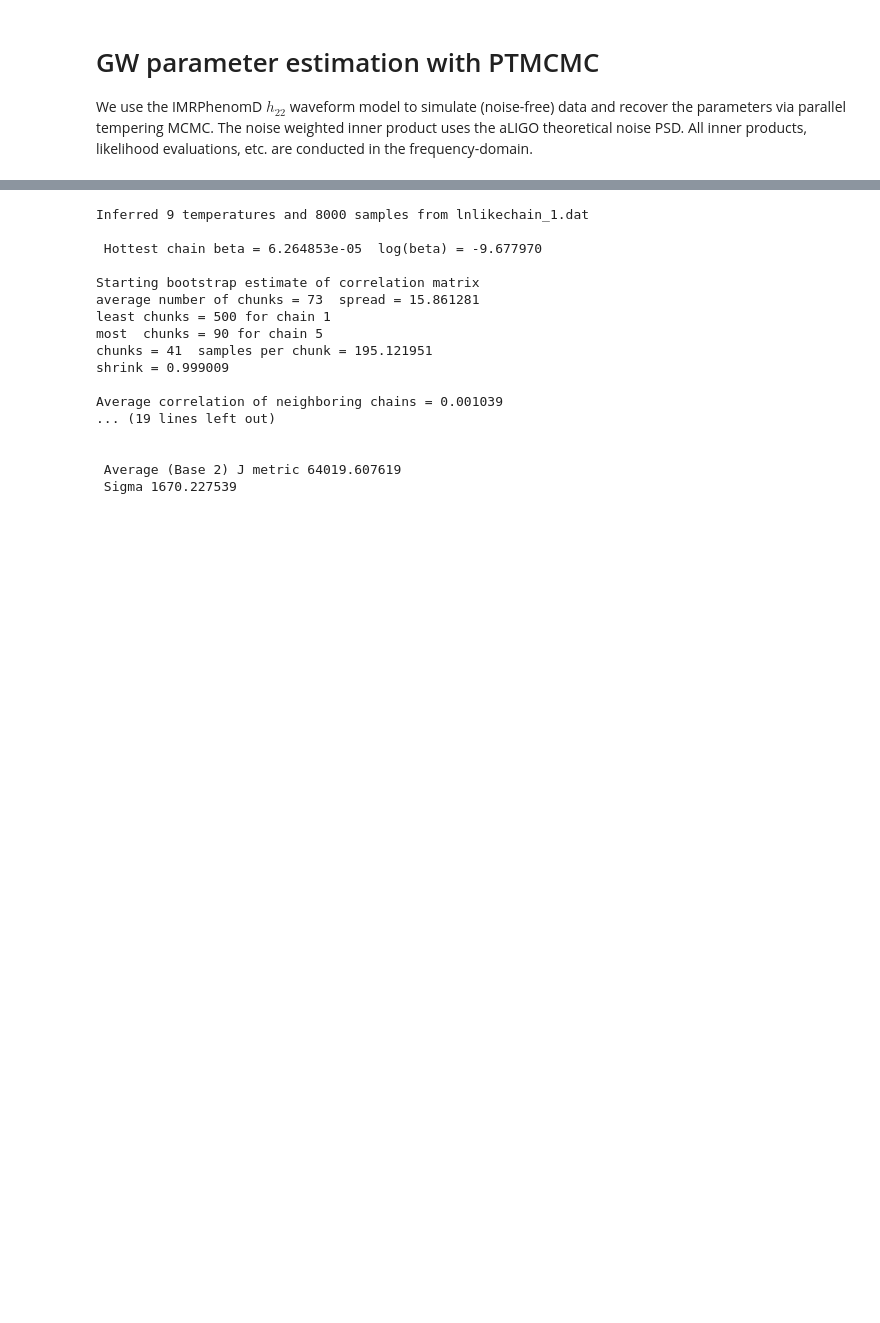
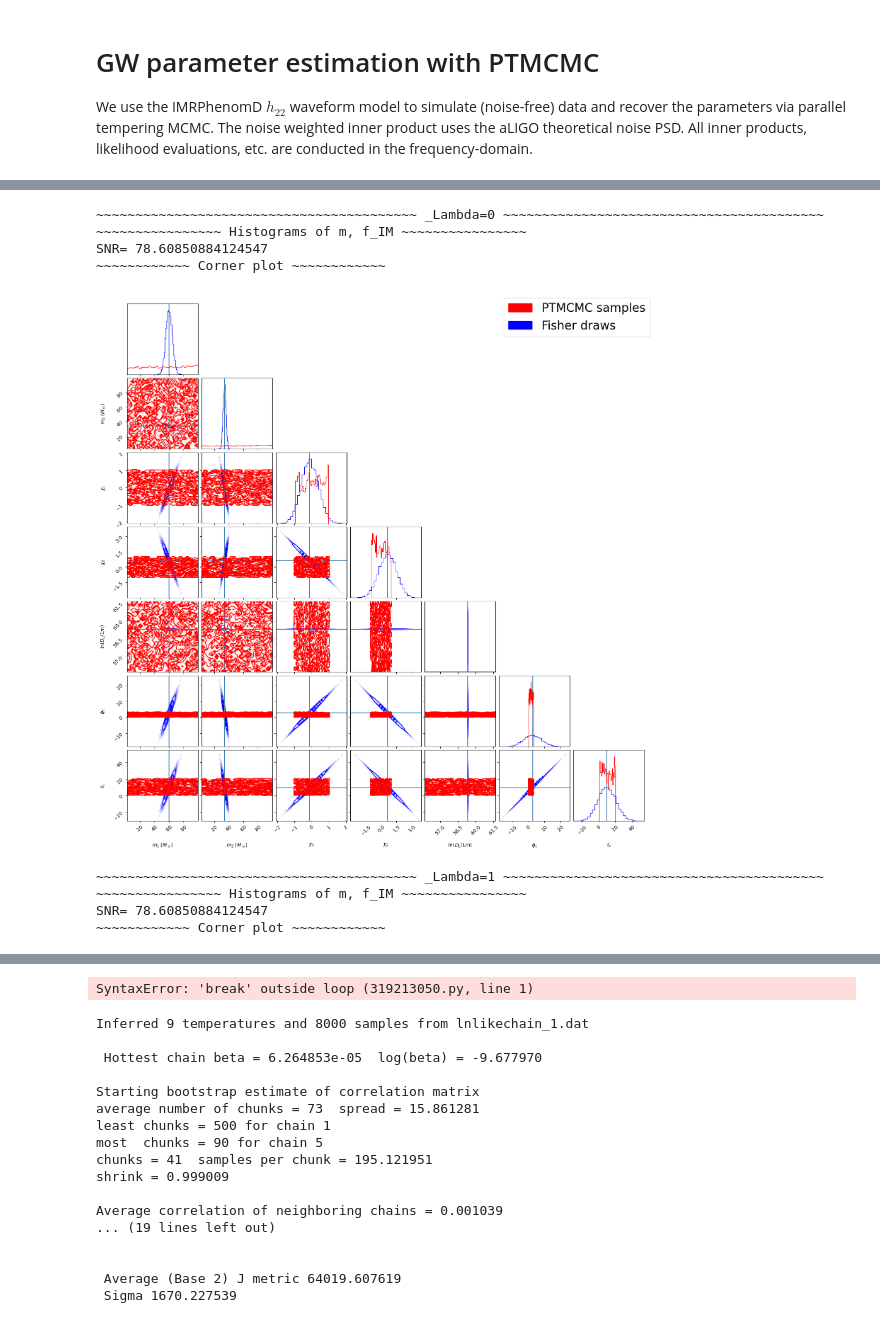
Before and after one commit to jimmy-gw/GWTails_ParameterEstimation, a Jupyter notebook: TAILSvsNOTAILS_MCMC.ipynb, the cells around one changed output, grey strips where cells are left out. Saved outputs shown, nothing was run; the diff lists cells and outputs as text; code cells hidden in the pictures; blank space fills up the shorter version.

```diff
--- a/TAILSvsNOTAILS_MCMC.ipynb
+++ b/TAILSvsNOTAILS_MCMC.ipynb
@@ -255,0 +265,43 @@ Average PT swap acceptance rate: 0.38516452872281093
+# %%
+### Corner plots
+
+for PTSamples in __PTSamples__:
+    print(f'~~~~~~~~~~~~~~~~~~~~~~~~~~~~~~~~~ _Alpha5Ln,_Alpha6Ln={PTSamples._Alpha5Ln,PTSamples._Alpha6Ln} ~~~~~~~~~~~~~~~~~~~~~~~~~~~~~~~~~')
+
+    print('~~~~~~~~~~~~~~~~ Histograms of m, f_IM ~~~~~~~~~~~~~~~~')
+    samps = PTSamples.samples
+    Ms, fIMs, thSNR = PTSamples.get_DQsamples()
+    # print('Ms type+shape:     ',type(Ms), np.shape(Ms))
+    # print('fIMs type+shape:   ',type(fIMs), np.shape(fIMs))
+    print('SNR=',thSNR)
+
+    chain_colors = list([plt.cm.plasma(i / num_chains) for i in range(1, num_chains + 1)])
+
+    # for Mchain, color, temp in list(zip(Ms, chain_colors, temp_ladder)):
+    #     plt.hist(Mchain, density=False, edgecolor=color, label=f'T = {round(temp, 1)}', fill=False)
+    #     plt.title('Ms')
+    #     plt.xlabel('m [$M_{\odot}$]')
+    #     plt.ylabel('# MCMC iters')
+    # plt.legend(loc='center left', bbox_to_anchor=(1.01,0.5))
+    # plt.show()
+
+    # for fIMchain, color, temp in list(zip(fIMs, chain_colors, temp_ladder)):
+    #     plt.hist(fIMchain, density=False, edgecolor=color, label=f'T = {round(temp, 1)}', fill=False)
+    #     plt.title('fIMs')
+    #     plt.xlabel('$f_{IM}$ [s$^{-1}$]')
+    #     plt.ylabel('# MCMC iters')
+    # plt.legend(loc='center left', bbox_to_anchor=(1.01,0.5))
+    # plt.show()
+
+    print('~~~~~~~~~~~~ Corner plot ~~~~~~~~~~~~')
+    amcmc.cornerplots(samps) #<- looks ugly rn but it's because the temp ladder is not tuned correctly yet
+# %% [output]
+~~~~~~~~~~~~~~~~~~~~~~~~~~~~~~~~~~~~~~~~~ _Lambda=0 ~~~~~~~~~~~~~~~~~~~~~~~~~~~~~~~~~~~~~~~~~
+~~~~~~~~~~~~~~~~ Histograms of m, f_IM ~~~~~~~~~~~~~~~~
+SNR= 78.60850884124547
+~~~~~~~~~~~~ Corner plot ~~~~~~~~~~~~
+[figure, added]
+~~~~~~~~~~~~~~~~~~~~~~~~~~~~~~~~~~~~~~~~~ _Lambda=1 ~~~~~~~~~~~~~~~~~~~~~~~~~~~~~~~~~~~~~~~~~
+~~~~~~~~~~~~~~~~ Histograms of m, f_IM ~~~~~~~~~~~~~~~~
+SNR= 78.60850884124547
+~~~~~~~~~~~~ Corner plot ~~~~~~~~~~~~
@@ -256,9 +309,12 @@ Average PT swap acceptance rate: 0.38516452872281093
 # %%
+break
+
 ### Evidence calculations (with Neil splining)
-
 # load TIData.lnlikes, TIData.betas into a .dat file to run through thermo_error.py
 for TIData in __TIData__:
-    dat=lmcmc.construct_te_dattab(TIData.betas, TIData.lnlikes)
+    dat=amcmc.construct_te_dattab(TIData.betas, TIData.lnlikes)
     path=f'lnlikechain_{TIData.filenum}.dat'
     np.savetxt(path, dat, fmt='%.12g')
+# %% [output]
+SyntaxError: 'break' outside loop (319213050.py, line 1)
 # %%
```
Also changed, not shown: parts of 7 cells of this notebook, 9 other files.
